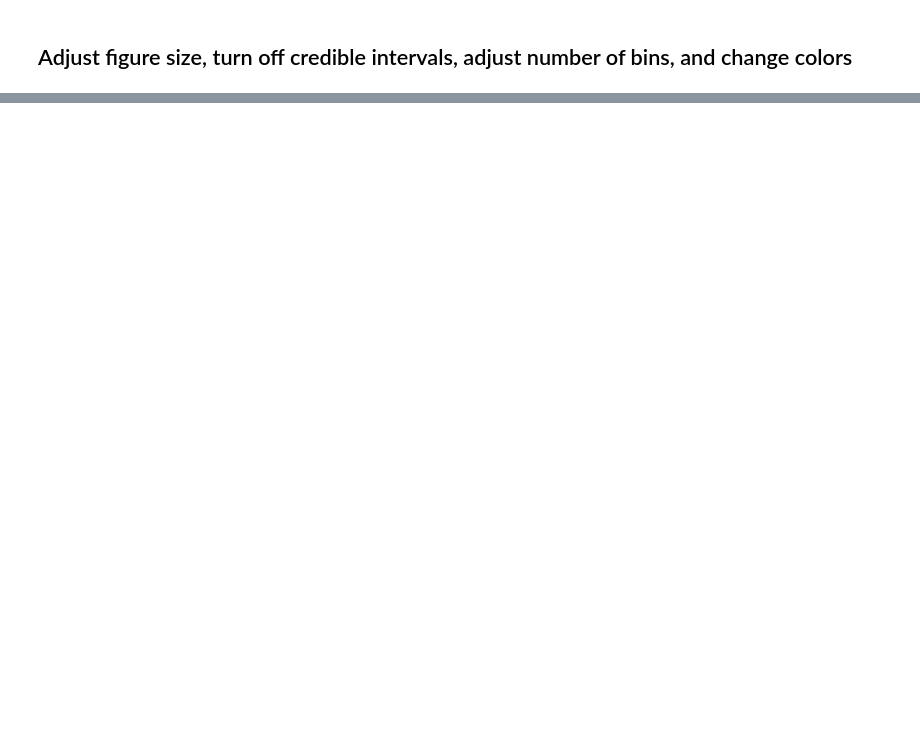
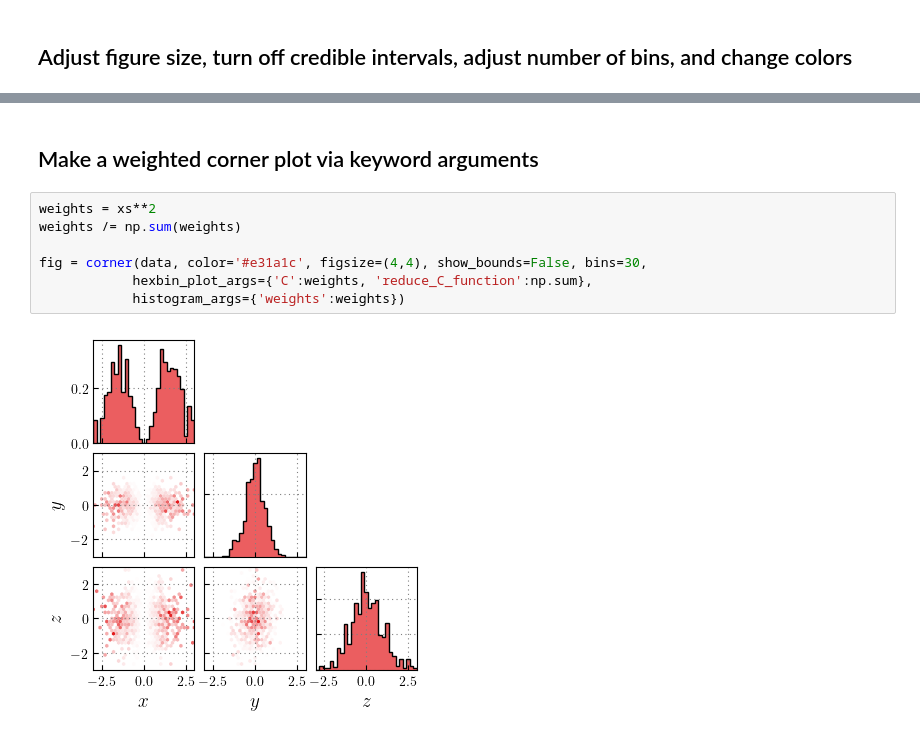
Before and after one commit to tcallister/makecorner, a Jupyter notebook: examples/examples.ipynb, the cells around one changed output, grey strips where cells are left out. Drawn from its saved outputs; the diff is of its cells as text; blank space fills up the shorter version.

Commit message:
Adding kwargs options for hexbins and 1D hists

```diff
--- a/examples/examples.ipynb
+++ b/examples/examples.ipynb
@@ -32,0 +33,11 @@ fig = corner(data, color='#e31a1c', figsize=(4,4), show_bounds=False, bins=30)
+# %% [markdown]
+## Make a weighted corner plot via keyword arguments
+# %%
+weights = xs**2
+weights /= np.sum(weights)
+
+fig = corner(data, color='#e31a1c', figsize=(4,4), show_bounds=False, bins=30,
+            hexbin_plot_args={'C':weights, 'reduce_C_function':np.sum},
+            histogram_args={'weights':weights})
+# %% [output]
+[figure, added]
```
Also changed, not shown: parts of 3 cells of this notebook, 1 other file.
